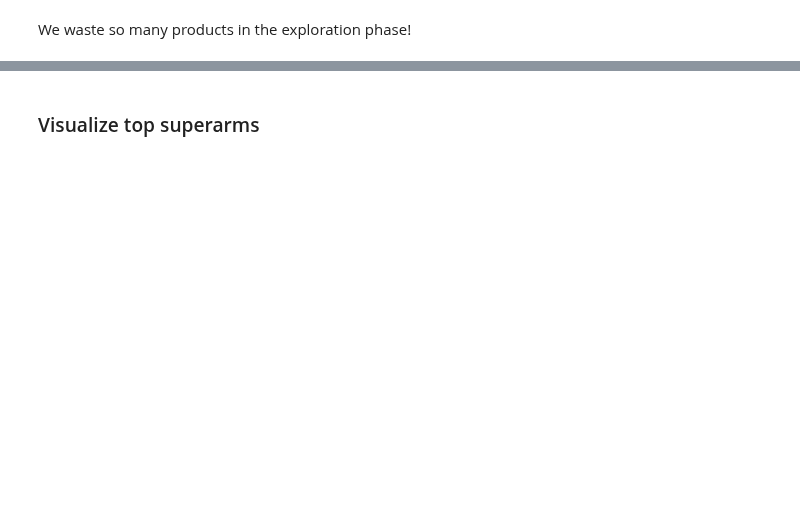
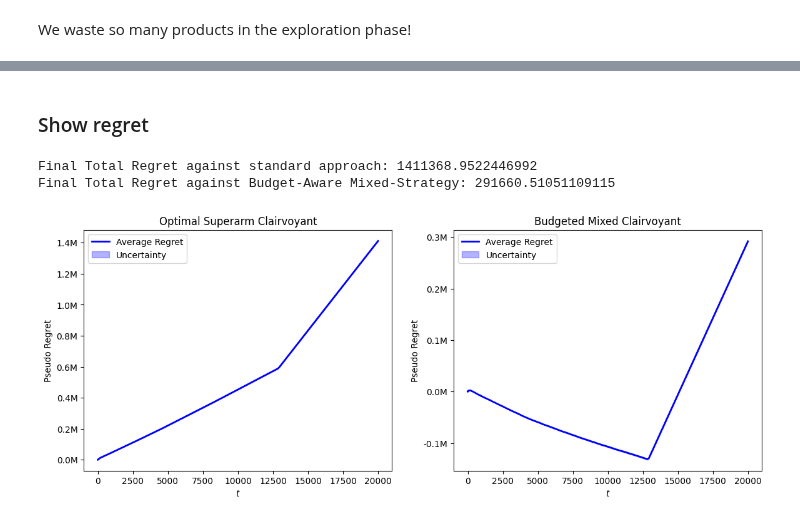
Before and after one commit to peetceenatoo/online-learning, a Jupyter notebook: R2.ipynb, the cells around one changed output, grey strips where cells are left out. Saved outputs shown, nothing was run; the diff lists cells and outputs as text; code cells hidden in the pictures; blank space fills up the shorter version.

```diff
--- a/R2.ipynb
+++ b/R2.ipynb
@@ -316,2 +309,0 @@ Using static rho = 24.0
-# %% [markdown]
-### Visualize top superarms
@@ -317,0 +354,30 @@ Using static rho = 24.0
+# %% [markdown]
+### Show regret
+# %%
+# --- Plotting Average Cumulative Regret (Pseudo Regret) ---
+print("Final Total Regret against standard approach:", average_regret[-1])
+print("Final Total Regret against Budget-Aware Mixed-Strategy:", average_regret_mixed[-1])
+
+fig, (ax1, ax2) = plt.subplots(1, 2, figsize=(14, 5), sharex=False)
+
+ax1.plot(np.arange(0, T), average_regret, 'b-', linewidth=2, label='Average Regret')
+ax1.fill_between(np.arange(0, T), average_regret - regret_sd / np.sqrt(n_trials), average_regret + regret_sd / np.sqrt(n_trials), alpha=0.3, color='blue', label='Uncertainty')
+ax1.set_title('Optimal Superarm Clairvoyant')
+ax1.set_xlabel('$t$')
+ax1.set_ylabel('Pseudo Regret')
+ax1.legend()
+ax1.xaxis.set_major_locator(matplotlib.ticker.MaxNLocator(integer=True))
+ax1.yaxis.set_major_formatter(matplotlib.ticker.FuncFormatter(millions_formatter))
+
+ax2.plot(np.arange(0, T), average_regret_mixed, 'b-', linewidth=2, label='Average Regret')
+ax2.fill_between(np.arange(0, T), average_regret_mixed - regret_sd / np.sqrt(n_trials), average_regret_mixed + regret_sd_mixed / np.sqrt(n_trials), alpha=0.3, color='blue', label='Uncertainty')
+ax2.set_title('Budgeted Mixed Clairvoyant')
+ax2.set_xlabel('$t$')
+ax2.set_ylabel('Pseudo Regret')
+ax2.legend()
+ax2.xaxis.set_major_locator(matplotlib.ticker.MaxNLocator(integer=True))
+ax2.yaxis.set_major_formatter(matplotlib.ticker.FuncFormatter(millions_formatter))
+# %% [output]
+Final Total Regret against standard approach: 1411368.9522446992
+Final Total Regret against Budget-Aware Mixed-Strategy: 291660.51051109115
+[figure, added]
```
Also changed, not shown: parts of 45 cells of this notebook, 1 other file.
